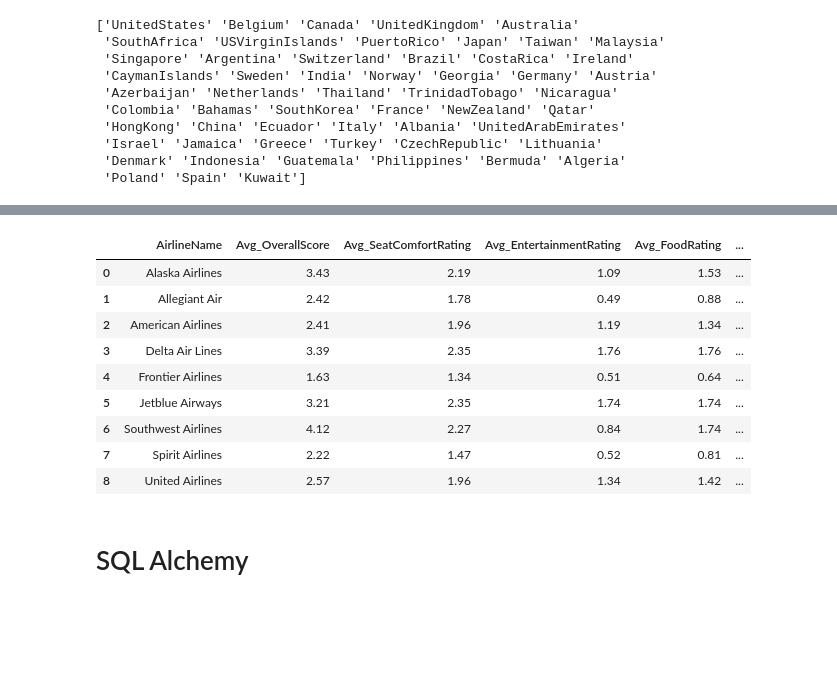
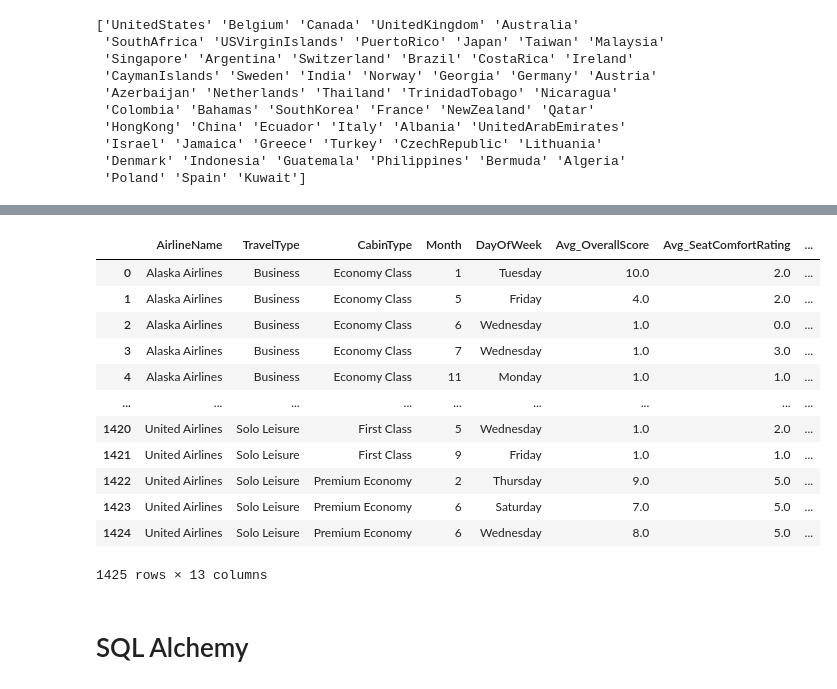
Before and after one commit to Jeff-Gielniak/Airline-Satisfaction-Evaluation, a Jupyter notebook: Flight.ipynb, the cells around one changed output, grey strips where cells are left out. Drawn from its saved outputs; the diff is of its cells as text; code cells hidden in the pictures; blank space fills up the shorter version.

```diff
--- a/Flight.ipynb
+++ b/Flight.ipynb
@@ -388,3 +445,14 @@ reviews_sample_df3
 | 12942 | United Airlines | May 2018 | 18th June 2018 | UnitedStates | Economy Class | no | Nashville to Honolulu via Houston | Family Leisure | ... |
 | 12945 | American Airlines | February 2022 | 19th February 2022 | UnitedStates | Economy Class | no | Tallahassee to Miami | Family Leisure | ... |
 2637 rows × 16 columns
+# %%
+# Step 1: Clean and convert the DatePub column to datetime
+reviews_sample_df3['DatePub'] = pd.to_datetime(
+    reviews_sample_df3['DatePub'].str.replace(r'(\d{1,2})(st|nd|rd|th)', r'\1', regex=True),
+    format='%d %B %Y'
+)
+
+# Step 2: Extract numeric month and day of week
+reviews_sample_df3['Month'] = reviews_sample_df3['DatePub'].dt.month
+reviews_sample_df3['DayOfWeek'] = reviews_sample_df3['DatePub'].dt.day_name()
+reviews_sample_df3
@@ -430,28 +527,31 @@ reviews_sample_df3
 # %%
 # Calculate the average score grouped by AirlineName
-average_scores = reviews_sample_df3.groupby('AirlineName')[['OverallScore', 'SeatComfortRating', 'EntertainmentRating',
+average_scores = reviews_sample_df3.groupby(['AirlineName', 'TravelType', 'CabinType', 'Month', 'DayOfWeek'])[['OverallScore', 'SeatComfortRating', 'EntertainmentRating',
                                             'FoodRating', 'GroundServiceRating', 'ServiceRating', 'ValueRating', 'WifiRating']].mean().reset_index()
 
 # Rename the columns for clarity (optional)
-average_scores.columns = ['AirlineName', 'Avg_OverallScore', 'Avg_SeatComfortRating', 'Avg_EntertainmentRating',
+average_scores.columns = ['AirlineName', 'TravelType', 'CabinType', 'Month', 'DayOfWeek','Avg_OverallScore', 'Avg_SeatComfortRating', 'Avg_EntertainmentRating',
                           'Avg_FoodRating', 'Avg_GroundServiceRating', 'Avg_ServiceRating', 'Avg_ValueRating', 'Avg_WifiRating']
 
 
 # Display the new DataFrame
 Airline_reviews_df = pd.DataFrame(average_scores)
 Airline_reviews_df = Airline_reviews_df.round(2)
 Airline_reviews_df
 # %% [output]
-|  | AirlineName | Avg_OverallScore | Avg_SeatComfortRating | Avg_EntertainmentRating | Avg_FoodRating | ... |
-| 0 | Alaska Airlines | 3.43 | 2.19 | 1.09 | 1.53 | ... |
-| 1 | Allegiant Air | 2.42 | 1.78 | 0.49 | 0.88 | ... |
-| 2 | American Airlines | 2.41 | 1.96 | 1.19 | 1.34 | ... |
-| 3 | Delta Air Lines | 3.39 | 2.35 | 1.76 | 1.76 | ... |
-| 4 | Frontier Airlines | 1.63 | 1.34 | 0.51 | 0.64 | ... |
-| 5 | Jetblue Airways | 3.21 | 2.35 | 1.74 | 1.74 | ... |
-| 6 | Southwest Airlines | 4.12 | 2.27 | 0.84 | 1.74 | ... |
-| 7 | Spirit Airlines | 2.22 | 1.47 | 0.52 | 0.81 | ... |
-| 8 | United Airlines | 2.57 | 1.96 | 1.34 | 1.42 | ... |
+|  | AirlineName | TravelType | CabinType | Month | DayOfWeek | Avg_OverallScore | Avg_SeatComfortRating | ... |
+| 0 | Alaska Airlines | Business | Economy Class | 1 | Tuesday | 10.0 | 2.0 | ... |
+| 1 | Alaska Airlines | Business | Economy Class | 5 | Friday | 4.0 | 2.0 | ... |
+| 2 | Alaska Airlines | Business | Economy Class | 6 | Wednesday | 1.0 | 0.0 | ... |
+| 3 | Alaska Airlines | Business | Economy Class | 7 | Wednesday | 1.0 | 3.0 | ... |
+| 4 | Alaska Airlines | Business | Economy Class | 11 | Monday | 1.0 | 1.0 | ... |
+| ... | ... | ... | ... | ... | ... | ... | ... | ... |
+| 1420 | United Airlines | Solo Leisure | First Class | 5 | Wednesday | 1.0 | 2.0 | ... |
+| 1421 | United Airlines | Solo Leisure | First Class | 9 | Friday | 1.0 | 1.0 | ... |
+| 1422 | United Airlines | Solo Leisure | Premium Economy | 2 | Thursday | 9.0 | 5.0 | ... |
+| 1423 | United Airlines | Solo Leisure | Premium Economy | 6 | Saturday | 7.0 | 5.0 | ... |
+| 1424 | United Airlines | Solo Leisure | Premium Economy | 6 | Wednesday | 8.0 | 5.0 | ... |
+1425 rows × 13 columns
 # %%
 # Export the DataFrame to a CSV file
 directory = 'Resources'
```
Also changed, not shown: parts of 19 cells of this notebook.
